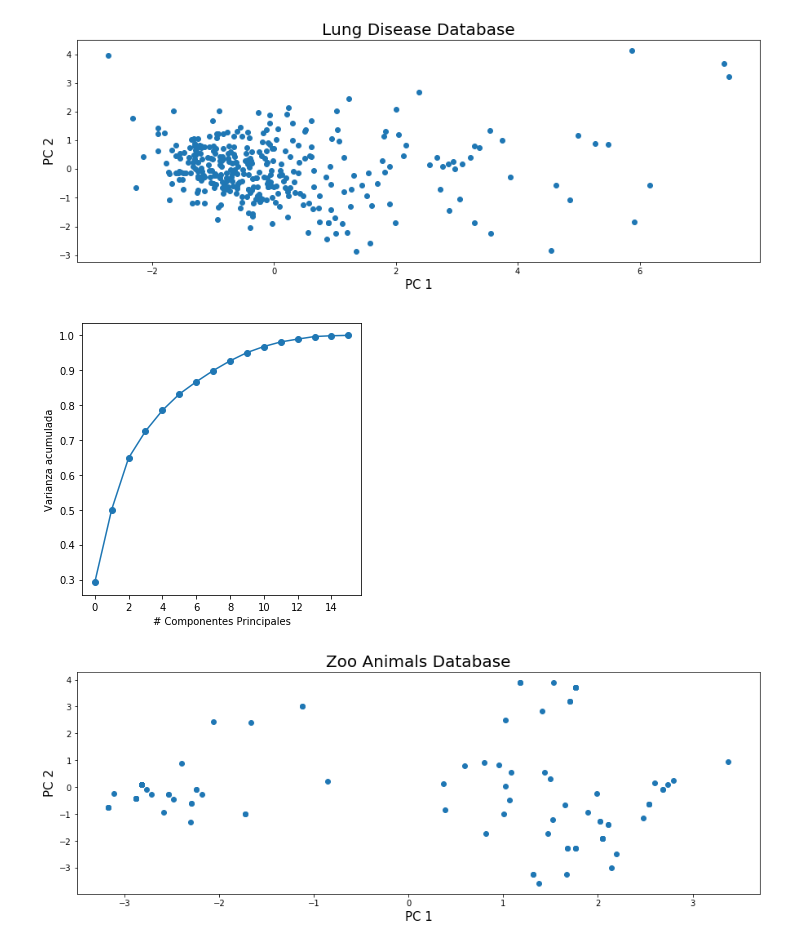
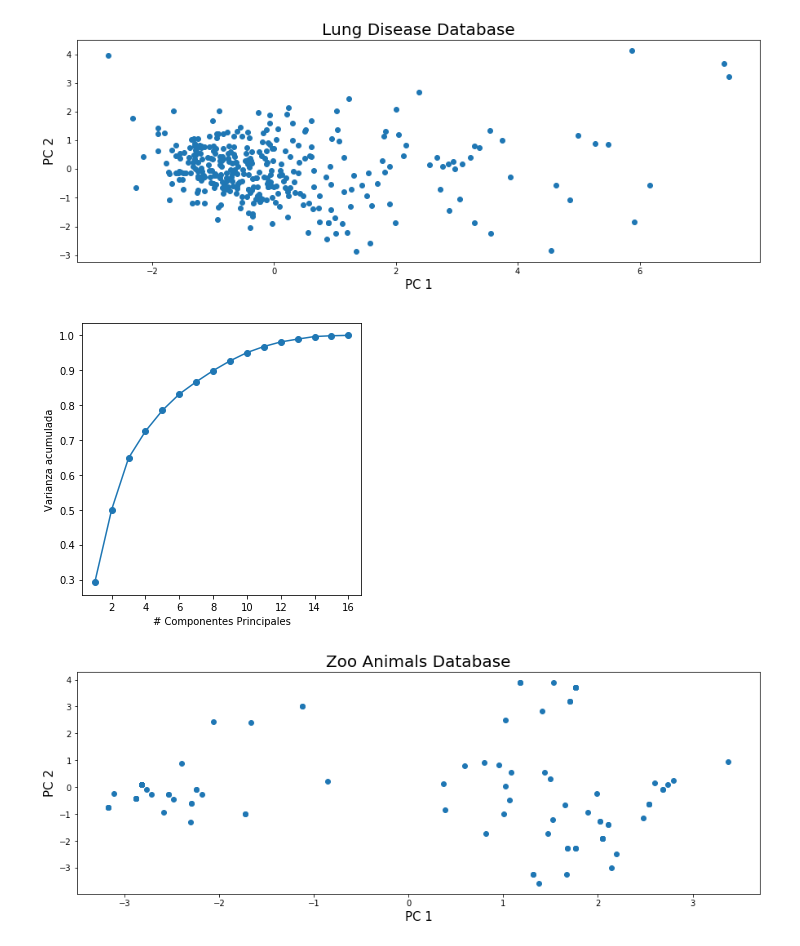
Before and after one commit to alvaronavarroguz/06MAIR-Aprendizaje-No-Supervisado, a Jupyter notebook: Trabajo_Final/Trabajo_Final.ipynb, the cells around one changed output. Saved outputs shown, nothing was run; the diff lists cells and outputs as text; code cells hidden in the pictures.

```diff
--- a/Trabajo_Final/Trabajo_Final.ipynb
+++ b/Trabajo_Final/Trabajo_Final.ipynb
@@ -117,12 +117,12 @@ principal_zoo = pd.DataFrame(data = PCs_zoo[:,:2], columns = ['PC 1', 'PC 2'])
 # %%
 #Comprobamos la varianza acumulada por las PCs de la PCA
 fig, ax = plt.subplots(figsize=(5,5))
-plt.plot(np.cumsum(pca.explained_variance_ratio_), '-o')
+plt.plot(range(1, zoo.shape[1]+1), np.cumsum(pca.explained_variance_ratio_), '-o')
 plt.xlabel('# Componentes Principales')
 plt.ylabel('Varianza acumulada');
 plt.show()
 # %% [output]
-[figure, old version]
+[figure, new version]
 # %%
 #En este caso, la varianza explicada es incluso menos (~50%), pero seguiremos usando dos PCs por las mismas
 #razones, para facilitar una visualización 2D.
```
Also changed, not shown: parts of 13 cells of this notebook.
